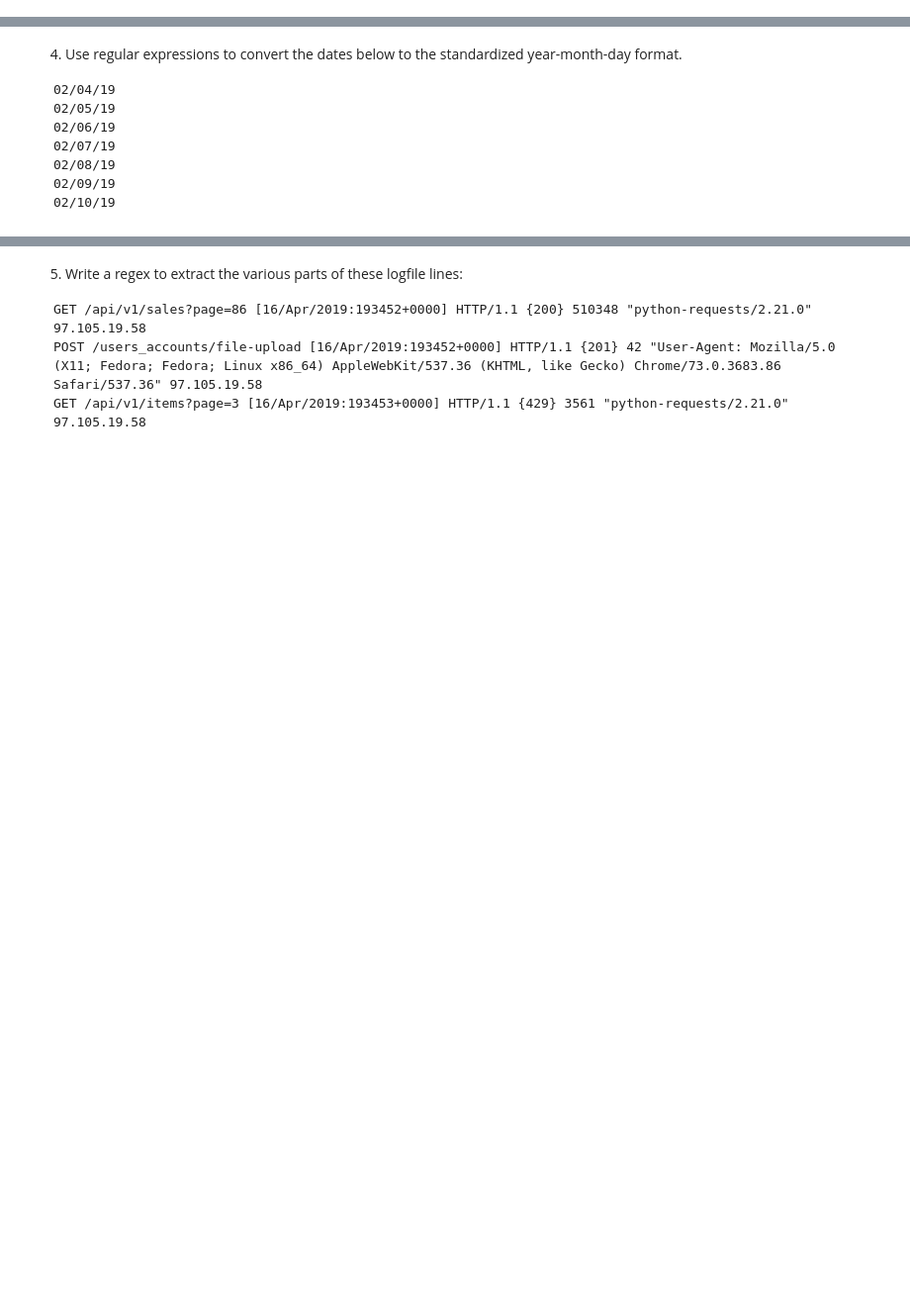
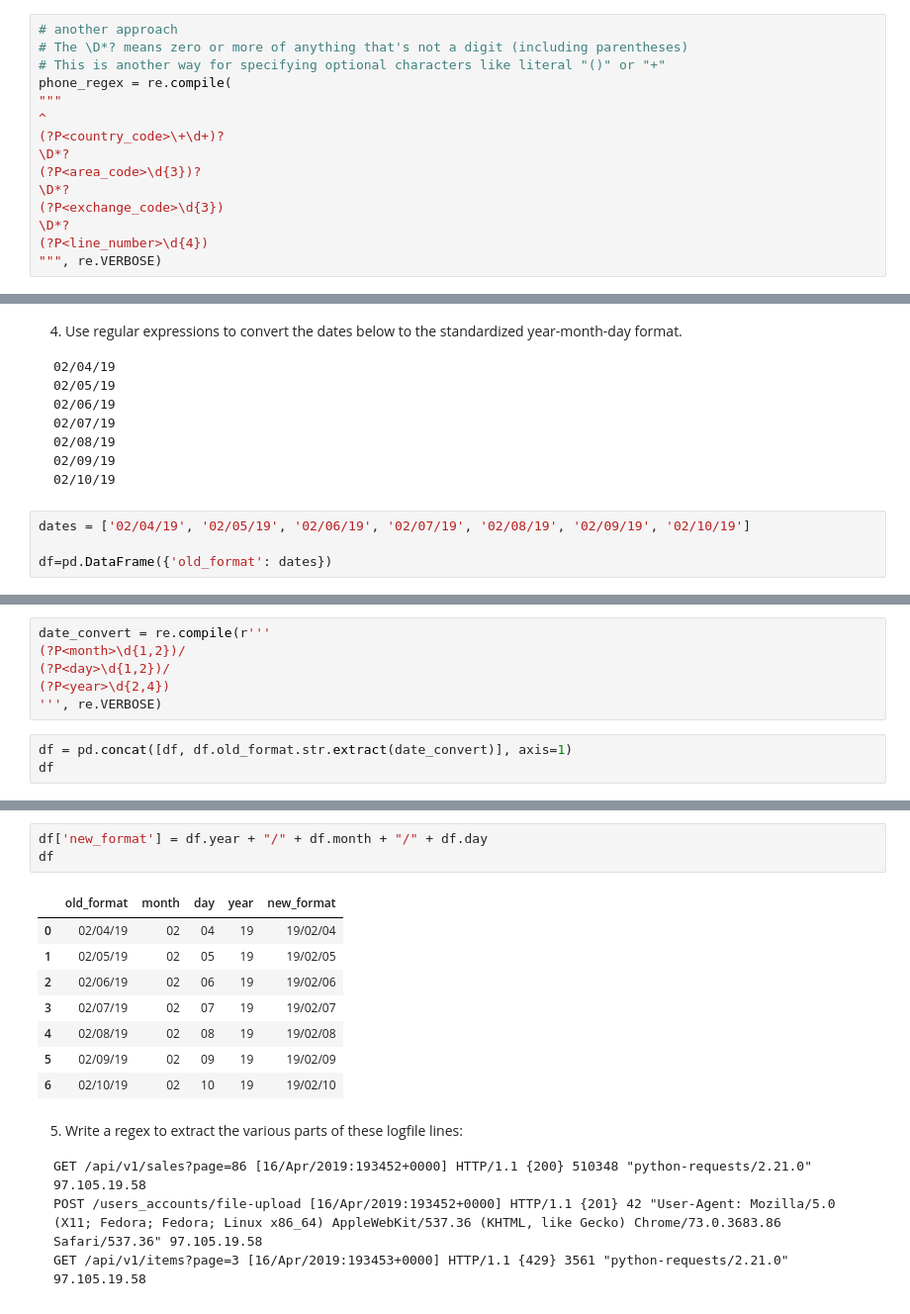
Before and after one commit to Jared-Godar/natural-language-processing-exercises, a Jupyter notebook: regex_exercises.ipynb, the cells around one changed output, grey strips where cells are left out. Shown at 99% size. Saved outputs shown, nothing was run; the diff lists cells and outputs as text; blank space fills up the shorter version.

Commit message:
Update regex exercises after review

```diff
--- a/regex_exercises.ipynb
+++ b/regex_exercises.ipynb
@@ -38,0 +123,15 @@ False
+# %%
+# another approach
+# The \D*? means zero or more of anything that's not a digit (including parentheses)
+# This is another way for specifying optional characters like literal "()" or "+"
+phone_regex = re.compile(
+"""
+^
+(?P<country_code>\+\d+)?
+\D*?
+(?P<area_code>\d{3})?
+\D*?
+(?P<exchange_code>\d{3})
+\D*?
+(?P<line_number>\d{4})
+""", re.VERBOSE)
@@ -46,3 +175,7 @@ False
 02/09/19
 02/10/19
 </code></pre>
+# %%
+dates = ['02/04/19', '02/05/19', '02/06/19', '02/07/19', '02/08/19', '02/09/19', '02/10/19']
+
+df=pd.DataFrame({'old_format': dates})
@@ -48,0 +193,9 @@ False
+# %%
+date_convert = re.compile(r'''
+(?P<month>\d{1,2})/
+(?P<day>\d{1,2})/
+(?P<year>\d{2,4})
+''', re.VERBOSE)
+# %%
+df = pd.concat([df, df.old_format.str.extract(date_convert)], axis=1)
+df
@@ -49,3 +211,15 @@ False
+# %%
+df['new_format'] = df.year + "/" + df.month + "/" + df.day
+df
+# %% [output]
+|  | old_format | month | day | year | new_format |
+| 0 | 02/04/19 | 02 | 04 | 19 | 19/02/04 |
+| 1 | 02/05/19 | 02 | 05 | 19 | 19/02/05 |
+| 2 | 02/06/19 | 02 | 06 | 19 | 19/02/06 |
+| 3 | 02/07/19 | 02 | 07 | 19 | 19/02/07 |
+| 4 | 02/08/19 | 02 | 08 | 19 | 19/02/08 |
+| 5 | 02/09/19 | 02 | 09 | 19 | 19/02/09 |
+| 6 | 02/10/19 | 02 | 10 | 19 | 19/02/10 |
 # %% [markdown]
 5. Write a regex to extract the various parts of these logfile lines:</p>
 <pre><code>GET /api/v1/sales?page=86 [16/Apr/2019:193452+0000] HTTP/1.1 {200} 510348 "python-requests/2.21.0" 97.105.19.58
```
Also changed, not shown: parts of 35 cells of this notebook.
